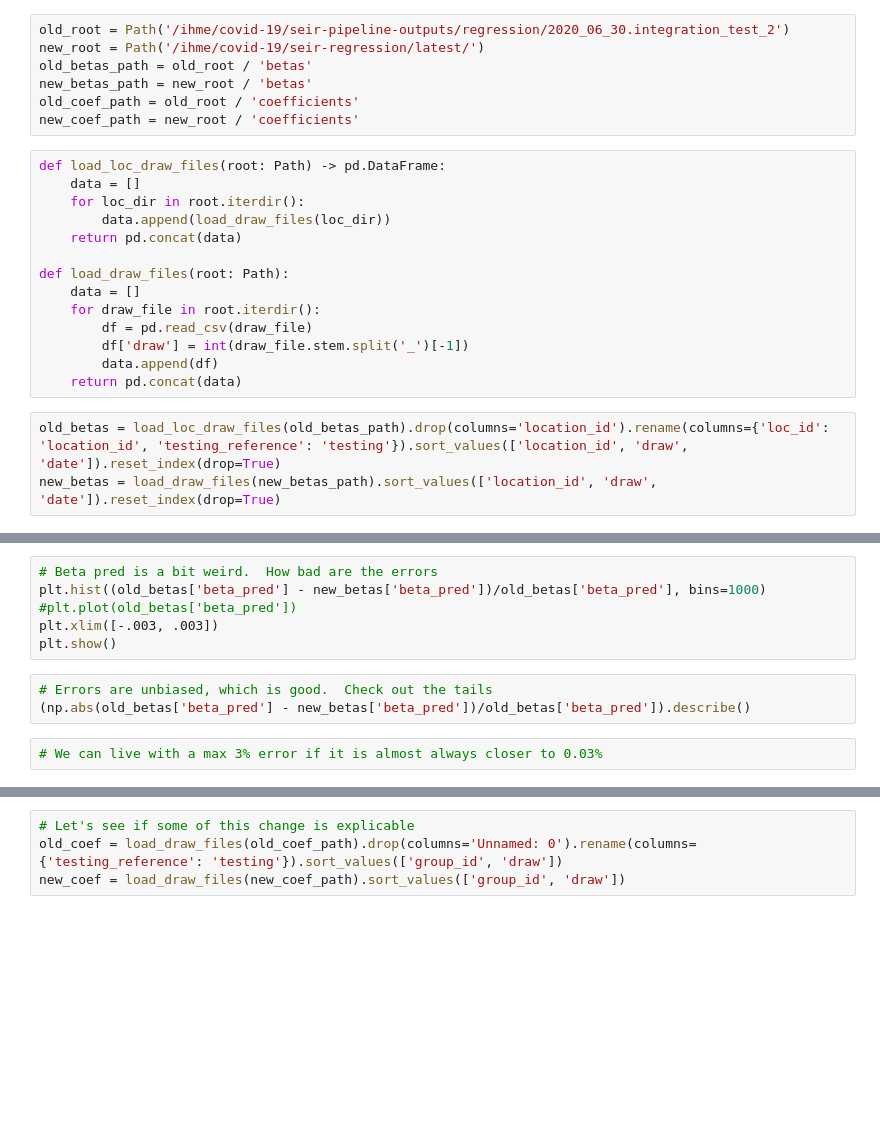
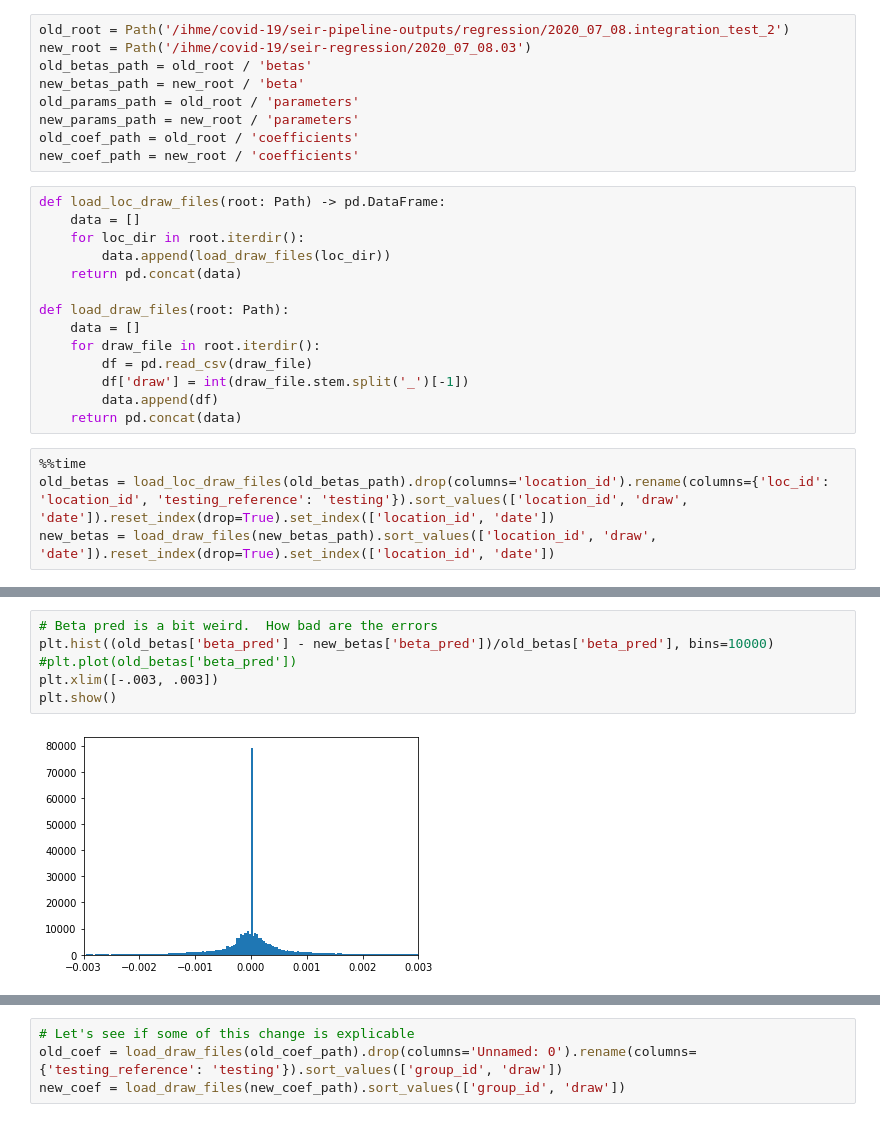
Before and after one commit to ihmeuw/covid-model-seiir-pipeline, a Jupyter notebook: src/covid_model_seiir_pipeline/regression/regression_integration.ipynb, the cells around one changed output, grey strips where cells are left out. Saved outputs shown, nothing was run; the diff lists cells and outputs as text; blank space fills up the shorter version.

Commit message:
Check integration

```diff
--- a/src/covid_model_seiir_pipeline/regression/regression_integration.ipynb
+++ b/src/covid_model_seiir_pipeline/regression/regression_integration.ipynb
@@ -5,10 +5,12 @@ import pandas as pd
 import numpy as np
 import matplotlib.pyplot as plt
 # %%
-old_root = Path('/ihme/covid-19/seir-pipeline-outputs/regression/2020_06_30.integration_test_2')
-new_root = Path('/ihme/covid-19/seir-regression/latest/')
+old_root = Path('/ihme/covid-19/seir-pipeline-outputs/regression/2020_07_08.integration_test_2')
+new_root = Path('/ihme/covid-19/seir-regression/2020_07_08.03')
 old_betas_path = old_root / 'betas'
-new_betas_path = new_root / 'betas'
+new_betas_path = new_root / 'beta'
+old_params_path = old_root / 'parameters'
+new_params_path = new_root / 'parameters'
 old_coef_path = old_root / 'coefficients'
 new_coef_path = new_root / 'coefficients'
 # %%
@@ -26,5 +28,6 @@ def load_draw_files(root: Path):
         data.append(df)
     return pd.concat(data)
 # %%
-old_betas = load_loc_draw_files(old_betas_path).drop(columns='location_id').rename(columns={'loc_id': 'location_id', 'testing_reference': 'testing'}).sort_values(['location_id', 'draw', 'date']).reset_index(drop=True)
-new_betas = load_draw_files(new_betas_path).sort_values(['location_id', 'draw', 'date']).reset_index(drop=True)
+%%time
+old_betas = load_loc_draw_files(old_betas_path).drop(columns='location_id').rename(columns={'loc_id': 'location_id', 'testing_reference': 'testing'}).sort_values(['location_id', 'draw', 'date']).reset_index(drop=True).set_index(['location_id', 'date'])
+new_betas = load_draw_files(new_betas_path).sort_values(['location_id', 'draw', 'date']).reset_index(drop=True).set_index(['location_id', 'date'])
@@ -41,11 +66,8 @@ for col in old_betas.columns:
 # %%
 # Beta pred is a bit weird.  How bad are the errors
-plt.hist((old_betas['beta_pred'] - new_betas['beta_pred'])/old_betas['beta_pred'], bins=1000)
+plt.hist((old_betas['beta_pred'] - new_betas['beta_pred'])/old_betas['beta_pred'], bins=10000)
 #plt.plot(old_betas['beta_pred'])
 plt.xlim([-.003, .003])
 plt.show()
+# %% [output]
+[figure, added]
-# %%
-# Errors are unbiased, which is good.  Check out the tails
-(np.abs(old_betas['beta_pred'] - new_betas['beta_pred'])/old_betas['beta_pred']).describe()
-# %%
-# We can live with a max 3% error if it is almost always closer to 0.03%
```
Also changed, not shown: parts of 7 cells of this notebook, 1 other file.
